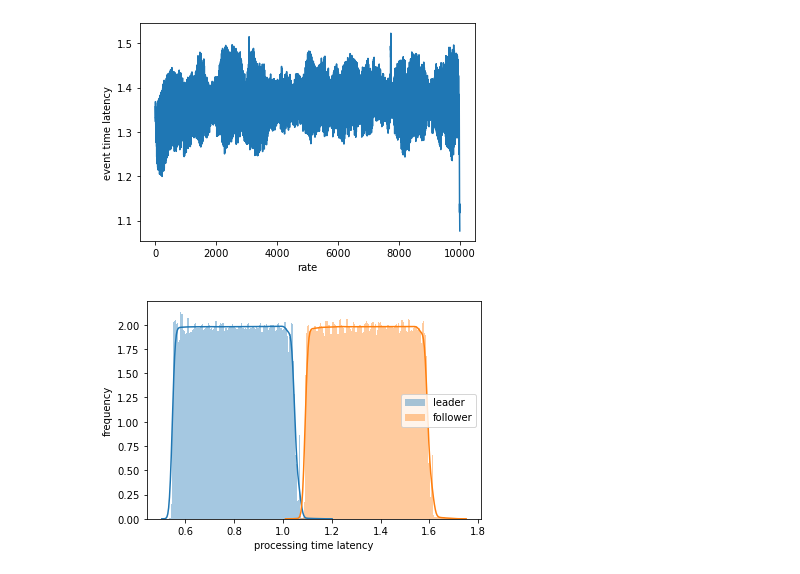
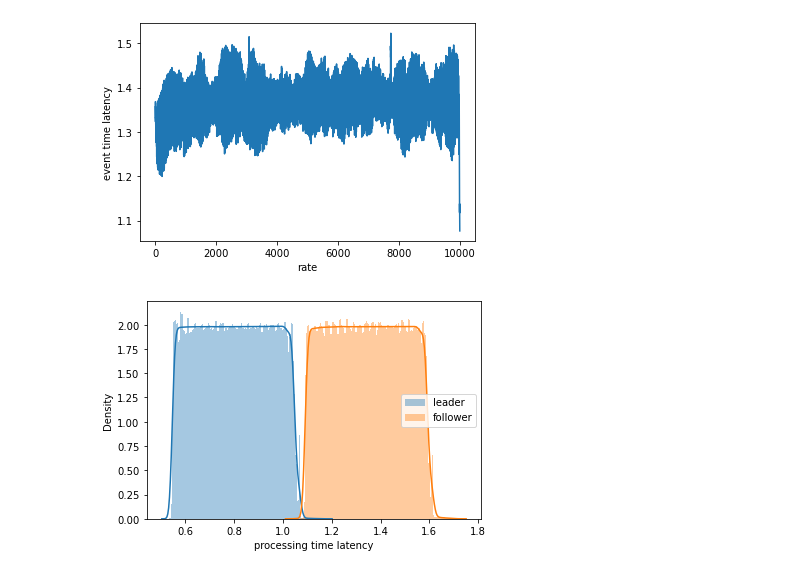
Before and after one commit to daniellgelencser/ddps2, a Jupyter notebook: aggragate.ipynb, the cells around one changed output. Cells and saved outputs as stored; diff of their text form; code cells hidden in the pictures.

```diff
--- a/aggragate.ipynb
+++ b/aggragate.ipynb
@@ -98,18 +98,18 @@ df = pd.read_csv('./experiment_2.csv', index_col=0)
 # %%
 import seaborn as sns
 import numpy as np
 
 # create 100 bins between the minimum processing time latency and the maximum processing time latency
 bins = np.linspace(df['processing_time_latency'].min(), df['processing_time_latency'].max(), 1000)
 
 # make a distribution plot of the processing time latency
 leader = df[df['state'] == 'leader']
 follower = df[df['state'] == 'follower']
 sns.distplot(leader['processing_time_latency'], label='leader', bins=bins)
 sns.distplot(follower['processing_time_latency'], label='follower', bins=bins)
 plt.legend()
 plt.xlabel('processing time latency')
-plt.ylabel('frequency')
+plt.ylabel('Density')
 plt.show()
 # %% [output]
-[figure, old version]
+[figure, new version]
```
Also changed, not shown: parts of 2 cells of this notebook, 2 other files.
